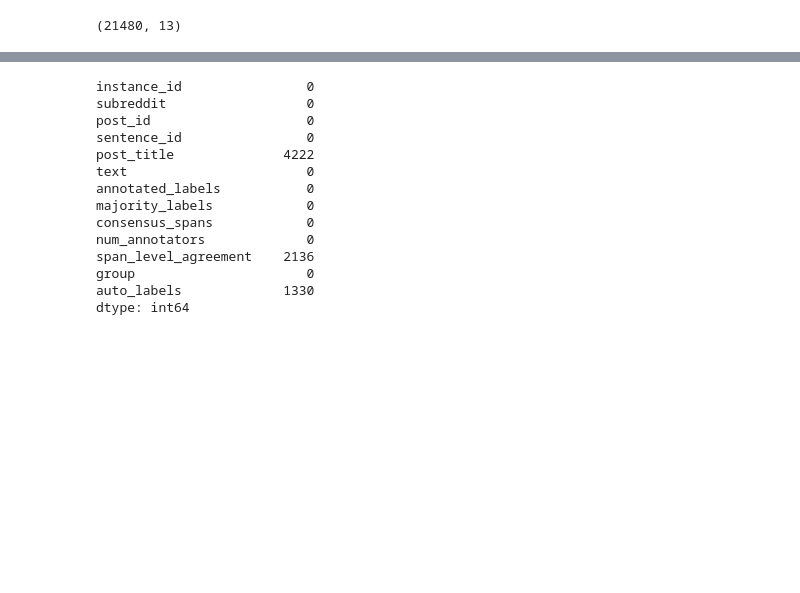
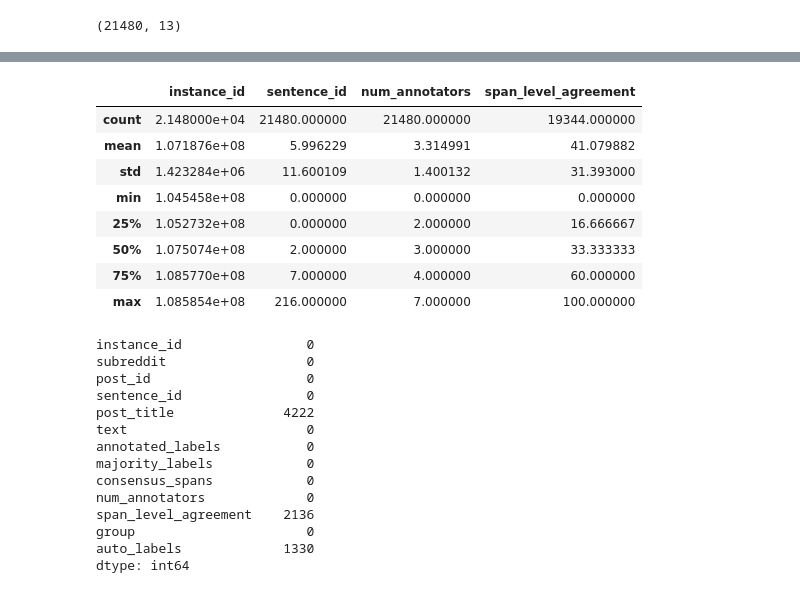
Before and after one commit to DanielZagrean/NLP_Bioread_Reddit_2025W, a Jupyter notebook: code/exploration.ipynb, the cells around one changed output, grey strips where cells are left out. Cells and saved outputs as stored; diff of their text form; code cells hidden in the pictures; blank space fills up the shorter version.

```diff
--- a/code/exploration.ipynb
+++ b/code/exploration.ipynb
@@ -23,6 +40,18 @@ df.head()
 | 2 | 104545803 | offmychest | 11zyznk | 0 | I miss being a "sex worker" even ... | I , 23F , have been dating my boy... | ['[{"end":6,"text":"I , 23","star... | ['per:age'] | ... |
 | 3 | 104545804 | offmychest | xky3fc | 1 | everyone is losing love for me | The people in my life whom I owe ... | ['[{"end":79,"text":"my mother an... | ['per: other family members'] | ... |
 | 4 | 104545805 | offmychest | y0i42x | 1 | I absolutely HATE remote work | I live in a house with my boyfrie... | ['[{"end":35,"text":"my boyfriend... | ['possessions', 'unclear / uncert... | ... |
+# %%
+df.describe()
+# %% [output]
+|  | instance_id | sentence_id | num_annotators | span_level_agreement |
+| count | 2.148000e+04 | 21480.000000 | 21480.000000 | 19344.000000 |
+| mean | 1.071876e+08 | 5.996229 | 3.314991 | 41.079882 |
+| std | 1.423284e+06 | 11.600109 | 1.400132 | 31.393000 |
+| min | 1.045458e+08 | 0.000000 | 0.000000 | 0.000000 |
+| 25% | 1.052732e+08 | 0.000000 | 2.000000 | 16.666667 |
+| 50% | 1.075074e+08 | 2.000000 | 3.000000 | 33.333333 |
+| 75% | 1.085770e+08 | 7.000000 | 4.000000 | 60.000000 |
+| max | 1.085854e+08 | 216.000000 | 7.000000 | 100.000000 |
 # %%
 df.isnull().sum()
 # %% [output]
```
Also changed, not shown: parts of 12 cells of this notebook.
